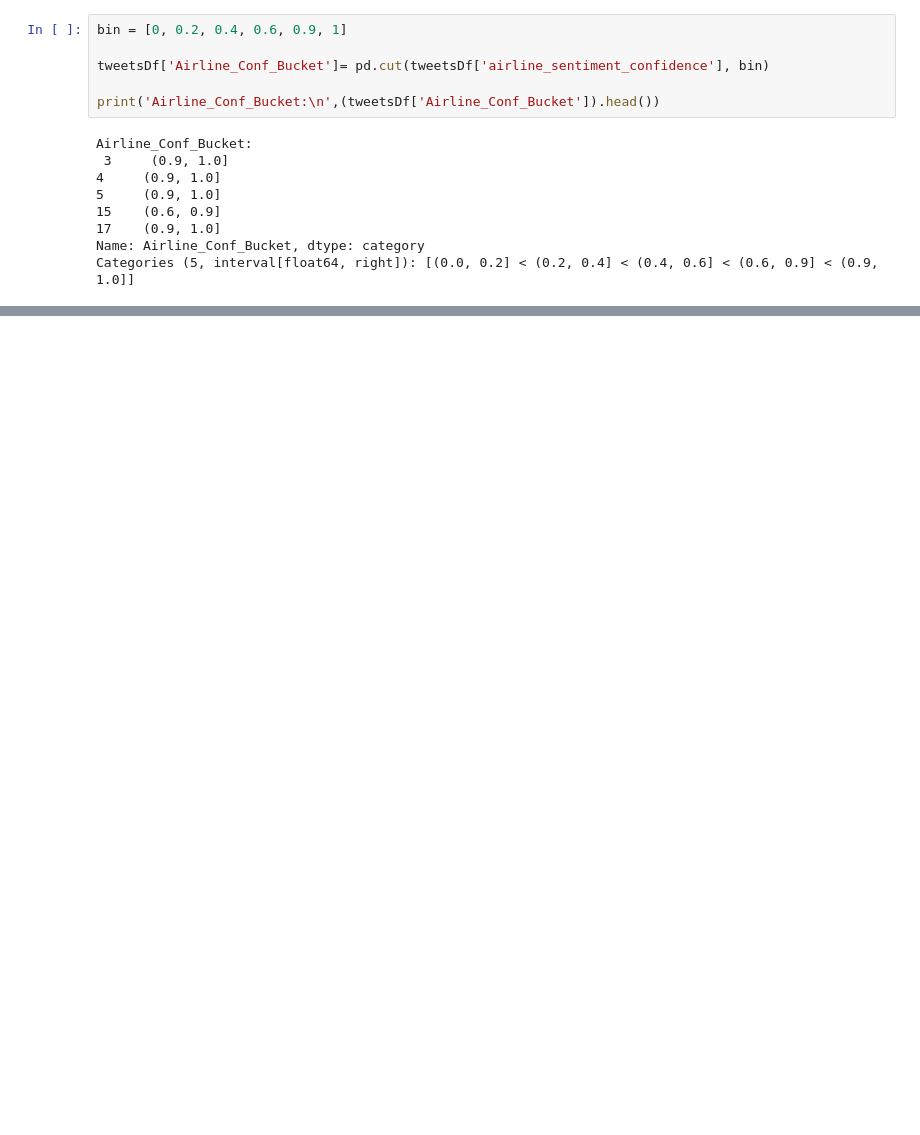
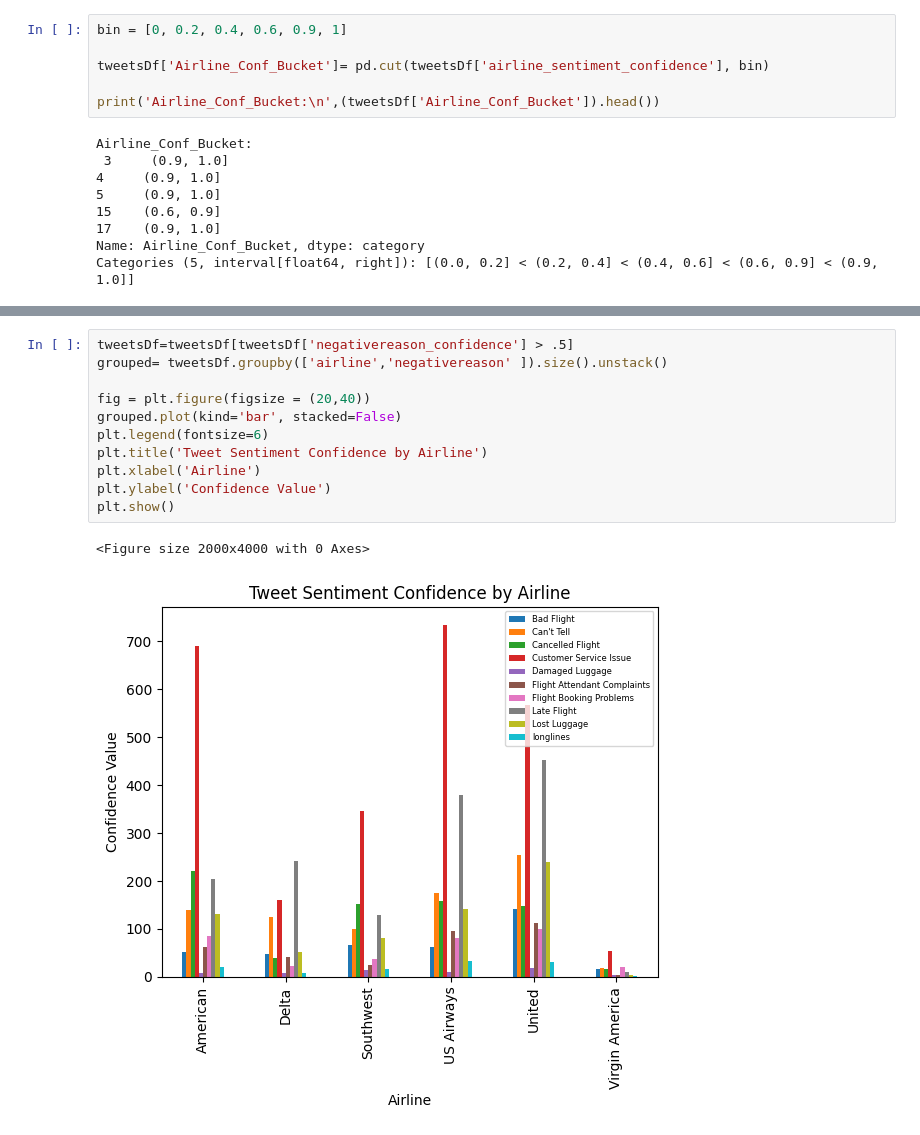
Before and after one commit to ElDon2308/Airline-Sentiment-Analysis, a Jupyter notebook: Data-minng-project.ipynb, the cells around one changed output, grey strips where cells are left out. Saved outputs shown, nothing was run; the diff lists cells and outputs as text; blank space fills up the shorter version.

```diff
--- a/Data-minng-project.ipynb
+++ b/Data-minng-project.ipynb
@@ -132,0 +145,14 @@ plt.show()
+# %%
+tweetsDf=tweetsDf[tweetsDf['negativereason_confidence'] > .5]
+grouped= tweetsDf.groupby(['airline','negativereason' ]).size().unstack()
+
+fig = plt.figure(figsize = (20,40))
+grouped.plot(kind='bar', stacked=False)
+plt.legend(fontsize=6)
+plt.title('Tweet Sentiment Confidence by Airline')
+plt.xlabel('Airline')
+plt.ylabel('Confidence Value')
+plt.show()
+# %% [output]
+<Figure size 2000x4000 with 0 Axes>
+[figure, added]
```
Also changed, not shown: parts of 3 cells of this notebook.
